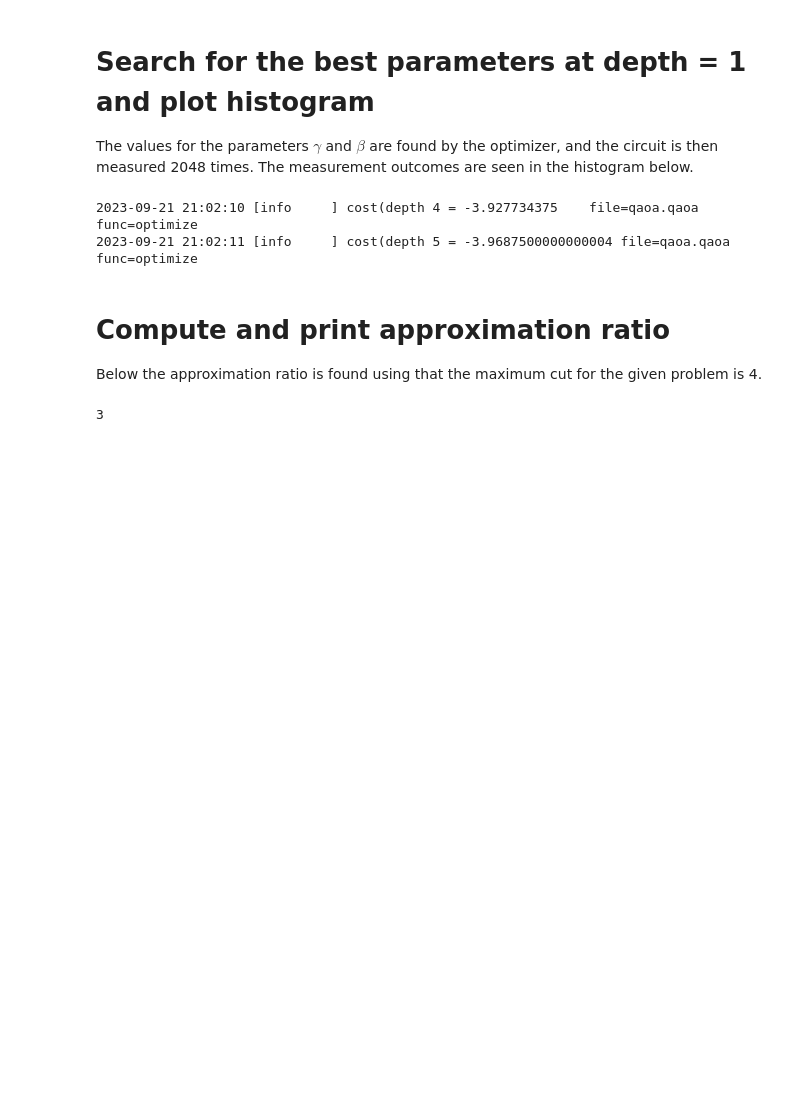
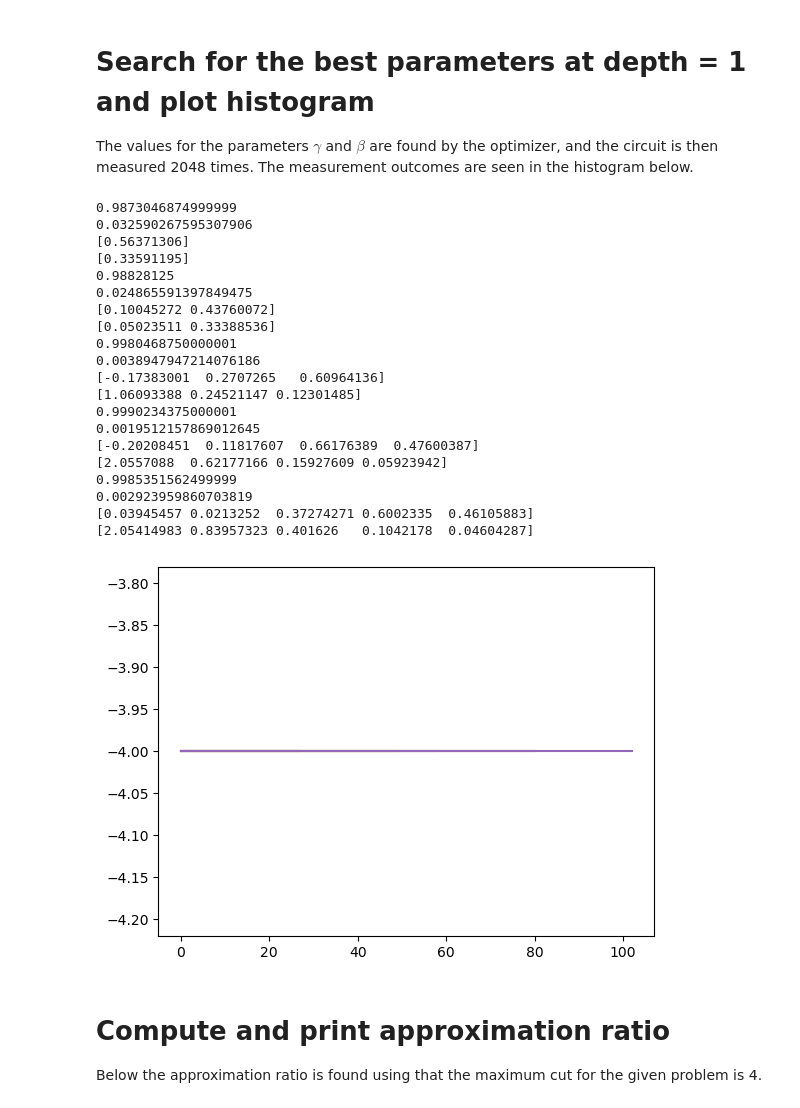
Before and after one commit to OpenQuantumComputing/QAOA, a Jupyter notebook: examples/MaxCut/ToyExample.ipynb, the cells around one changed output. Saved outputs shown, nothing was run; the diff lists cells and outputs as text; code cells hidden in the pictures; blank space fills up the shorter version.

```diff
--- a/examples/MaxCut/ToyExample.ipynb
+++ b/examples/MaxCut/ToyExample.ipynb
@@ -63,16 +64,37 @@ plot_Var(qaoa)
 The values for the parameters $\gamma$ and $\beta$ are found by the optimizer, and the circuit is then measured 2048 times. The measurement outcomes are seen in the histogram below.
 # %%
 qaoa.optimize(5)  # Search for the best parameters at depth = 1
+for i in range(1,6):
+    print(-qaoa.get_Exp(depth=i)/4)
+    print(qaoa.get_Var(depth=i)/4)
+    print(qaoa.get_gamma(depth=i))
+    print(qaoa.get_beta(depth=i))
+    pl.plot(qaoa.optimization_results[i].MaxCost)
 # %% [output]
-2023-09-21 21:02:10 [info     ] cost(depth 4 = -3.927734375    file=qaoa.qaoa func=optimize
-2023-09-21 21:02:11 [info     ] cost(depth 5 = -3.9687500000000004 file=qaoa.qaoa func=optimize
+0.9873046874999999
+0.032590267595307906
+[0.56371306]
+[0.33591195]
+0.98828125
+0.024865591397849475
+[0.10045272 0.43760072]
+[0.05023511 0.33388536]
+0.9980468750000001
+0.0038947947214076186
+[-0.17383001  0.2707265   0.60964136]
+[1.06093388 0.24521147 0.12301485]
+0.9990234375000001
+0.0019512157869012645
+[-0.20208451  0.11817607  0.66176389  0.47600387]
+[2.0557088  0.62177166 0.15927609 0.05923942]
+0.9985351562499999
+0.002923959860703819
+[0.03945457 0.0213252  0.37274271 0.6002335  0.46105883]
+[2.05414983 0.83957323 0.401626   0.1042178  0.04604287]
+[figure, added]
 # %% [markdown]
 # Compute and print approximation ratio
 Below the approximation ratio is found using that the maximum cut for the given problem is 4.
-# %%
-qaoa.current_depth
-# %% [output]
-3
 # %%
 best_cost = 4
 print("approximation ratio=", -list(qaoa.costval.values())[0] / best_cost)
```
Also changed, not shown: parts of 4 cells of this notebook, 3 other files.
